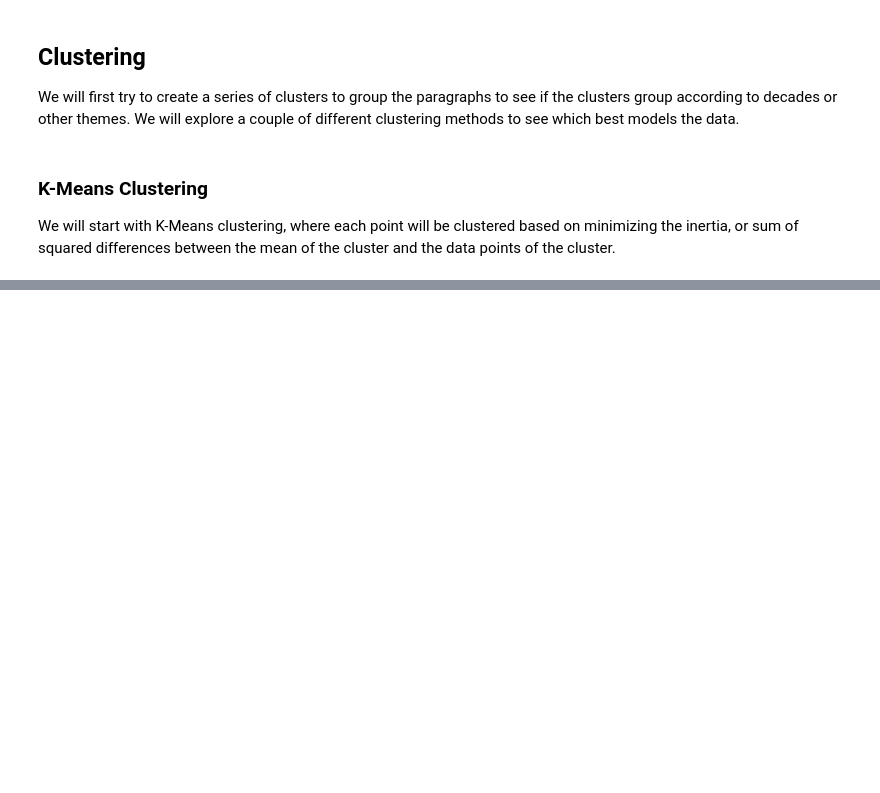
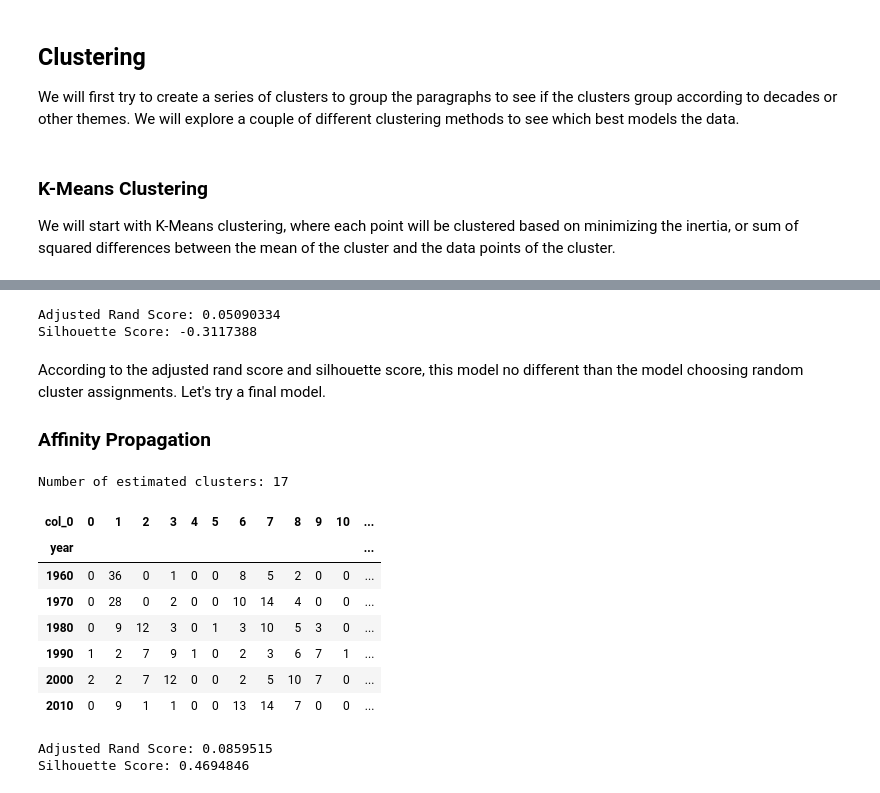
Before and after one commit to ephs08kmp/capstone_projects, a Jupyter notebook: 4.5.1 Unsupervised Learning Capstone.ipynb, the cells around one changed output, grey strips where cells are left out. Drawn from its saved outputs; the diff is of its cells as text; code cells hidden in the pictures; blank space fills up the shorter version.

```diff
--- a/4.5.1 Unsupervised Learning Capstone.ipynb
+++ b/4.5.1 Unsupervised Learning Capstone.ipynb
@@ -219,0 +242,6 @@ This looks like the model is doing a good job of capturing the variance in the c
+# %%
+# Data frame for features
+nyt_bow = pd.DataFrame(data=X_train_words, columns=['BOW', 'ADV', 'VERB', 'NOUN', 'ADJ', 'sent_length'])
+# Adding in year data
+nyt_bow = pd.concat([nyt_bow, y_train_new], ignore_index=False, axis=1)
+nyt_bow.head()
@@ -219,0 +257,4 @@ This looks like the model is doing a good job of capturing the variance in the c
+# %%
+X_norm_df = pd.DataFrame(data=X_norm.toarray())
+nyt_tfidf_bow = pd.concat([nyt_bow, X_norm_df], ignore_index=False, axis=1)
+nyt_tfidf_bow.head()
@@ -220,3 +272,14 @@ This looks like the model is doing a good job of capturing the variance in the c
+# %%
+# Identifying features and labels to choose from
+features = nyt_tfidf_bow.drop(['BOW', 'year'], axis=1)
+y2_train = nyt_tfidf_bow.year
+# %%
+from sklearn.feature_selection import SelectKBest
+from sklearn.feature_selection import chi2
+
+# Instantiating and fitting the 150 best features
+kbest = SelectKBest(chi2, k=150)
+X2_train = kbest.fit_transform(features, y2_train)
 # %% [markdown]
 
 ## Clustering
@@ -477,0 +362,37 @@ AttributeError: 'dict' object has no attribute 'iteritems'
+# %%
+print('Adjusted Rand Score: {:0.7}'.format(adjusted_rand_score(y2_train, y_pred3)))
+print('Silhouette Score: {:0.7}'.format(silhouette_score(X2_train, y_pred3, metric='euclidean')))
+# %% [output]
+Adjusted Rand Score: 0.05090334
+Silhouette Score: -0.3117388
+# %% [markdown]
+According to the adjusted rand score and silhouette score, this model no different than the model choosing random cluster assignments.  Let's try a final model.
+
+### Affinity Propagation
+# %%
+from sklearn.cluster import AffinityPropagation
+
+af = AffinityPropagation(damping=0.85, max_iter=550, copy=False)
+y_pred4 = af.fit_predict(X2_train)
+
+cluster_centers_indices = af.cluster_centers_indices_
+n_clusters = len(cluster_centers_indices)
+print('Number of estimated clusters: {}'.format(n_clusters))
+
+pd.crosstab(y2_train, y_pred4)
+# %% [output]
+Number of estimated clusters: 17
+| col_0 | 0 | 1 | 2 | 3 | 4 | 5 | 6 | 7 | 8 | 9 | 10 | ... |
+| year |  |  |  |  |  |  |  |  |  |  |  | ... |
+| 1960 | 0 | 36 | 0 | 1 | 0 | 0 | 8 | 5 | 2 | 0 | 0 | ... |
+| 1970 | 0 | 28 | 0 | 2 | 0 | 0 | 10 | 14 | 4 | 0 | 0 | ... |
+| 1980 | 0 | 9 | 12 | 3 | 0 | 1 | 3 | 10 | 5 | 3 | 0 | ... |
+| 1990 | 1 | 2 | 7 | 9 | 1 | 0 | 2 | 3 | 6 | 7 | 1 | ... |
+| 2000 | 2 | 2 | 7 | 12 | 0 | 0 | 2 | 5 | 10 | 7 | 0 | ... |
+| 2010 | 0 | 9 | 1 | 1 | 0 | 0 | 13 | 14 | 7 | 0 | 0 | ... |
+# %%
+print('Adjusted Rand Score: {:0.7}'.format(adjusted_rand_score(y2_train, y_pred4)))
+print('Silhouette Score: {:0.7}'.format(silhouette_score(X2_train, y_pred4, metric='euclidean')))
+# %% [output]
+Adjusted Rand Score: 0.0859515
+Silhouette Score: 0.4694846
```
Also changed, not shown: parts of 68 cells of this notebook.
